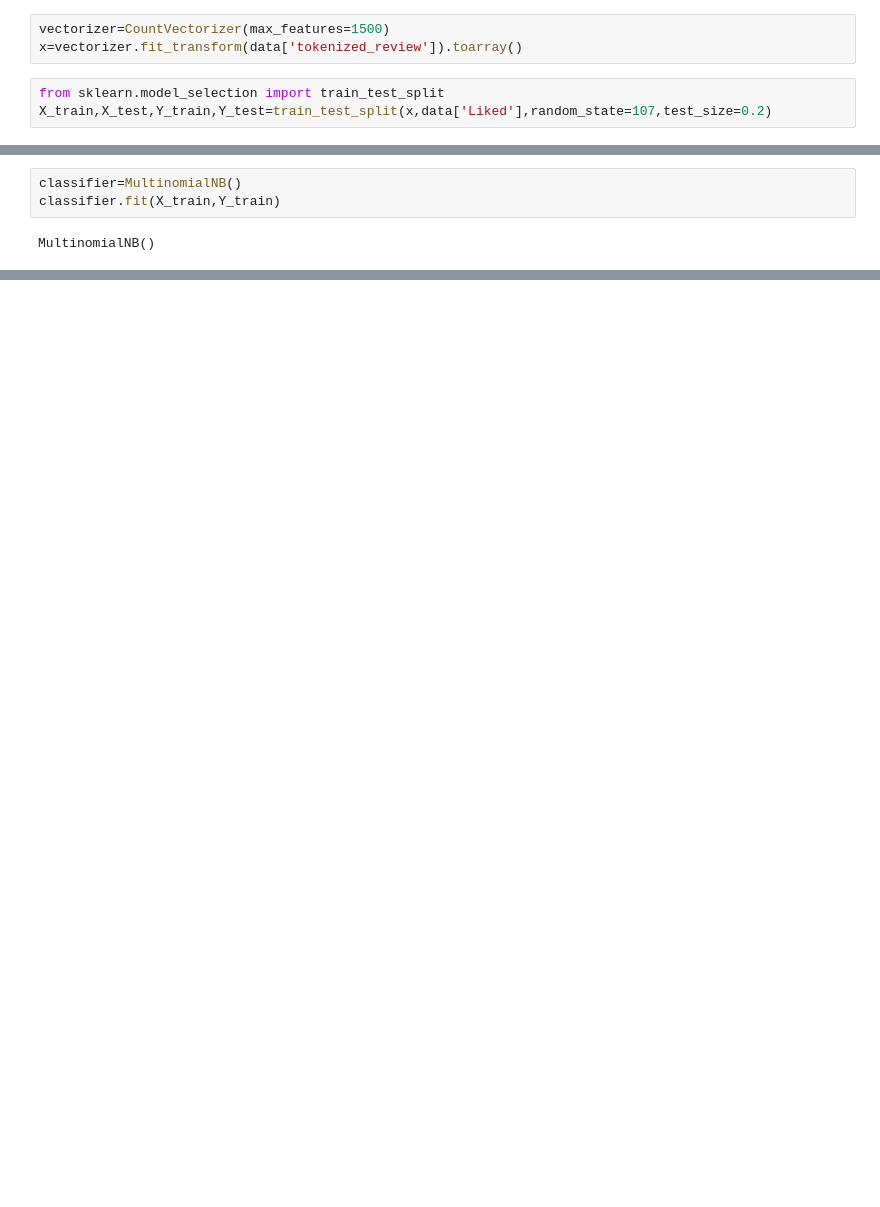
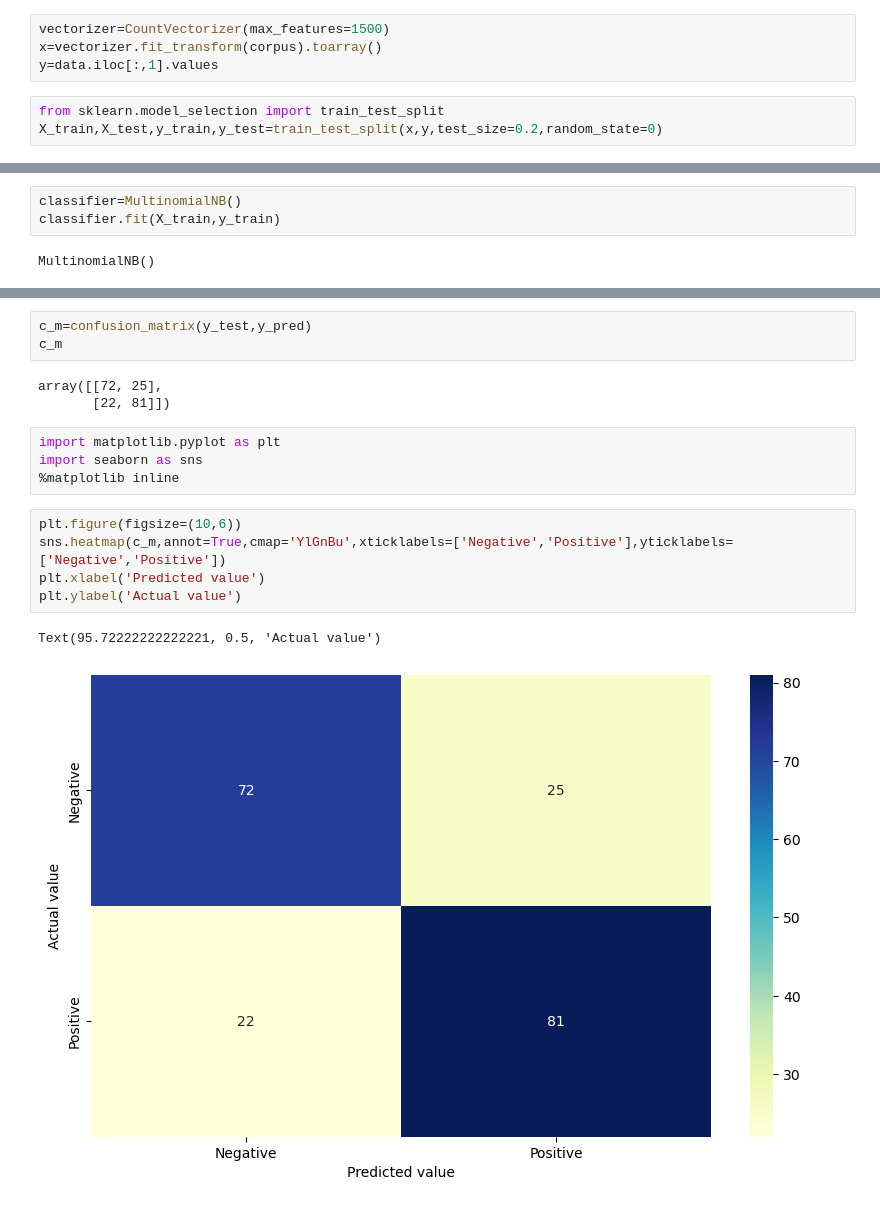
Before and after one commit to animeshmaiti/AI-Python, a Jupyter notebook: test.ipynb, the cells around one changed output, grey strips where cells are left out. Cells and saved outputs as stored; diff of their text form; blank space fills up the shorter version.

Commit message:
refine review

```diff
--- a/test.ipynb
+++ b/test.ipynb
@@ -24,15 +47,16 @@ import matplotlib.pyplot as plt
 from sklearn.feature_extraction.text import CountVectorizer
 # %%
 vectorizer=CountVectorizer(max_features=1500)
-x=vectorizer.fit_transform(data['tokenized_review']).toarray()
+x=vectorizer.fit_transform(corpus).toarray()
+y=data.iloc[:,1].values
 # %%
 from sklearn.model_selection import train_test_split
-X_train,X_test,Y_train,Y_test=train_test_split(x,data['Liked'],random_state=107,test_size=0.2)
+X_train,X_test,y_train,y_test=train_test_split(x,y,test_size=0.2,random_state=0)
 # %%
 from sklearn.naive_bayes import MultinomialNB
 # %%
 classifier=MultinomialNB()
-classifier.fit(X_train,Y_train)
+classifier.fit(X_train,y_train)
 # %% [output]
 MultinomialNB()
 # %%
@@ -51,0 +91,18 @@ array([0, 0, 1, 0, 1, 0, 1, 0, 0, 0, 1, 1, 0, 1, 1, 1, 0, 0, 0, 0, 1, 1,
+# %%
+c_m=confusion_matrix(y_test,y_pred)
+c_m
+# %% [output]
+array([[72, 25],
+       [22, 81]])
+# %%
+import matplotlib.pyplot as plt
+import seaborn as sns
+%matplotlib inline
+# %%
+plt.figure(figsize=(10,6))
+sns.heatmap(c_m,annot=True,cmap='YlGnBu',xticklabels=['Negative','Positive'],yticklabels=['Negative','Positive'])
+plt.xlabel('Predicted value')
+plt.ylabel('Actual value')
+# %% [output]
+Text(95.72222222222221, 0.5, 'Actual value')
+[figure, added]
```
Also changed, not shown: parts of 12 cells of this notebook, 1 other file.
